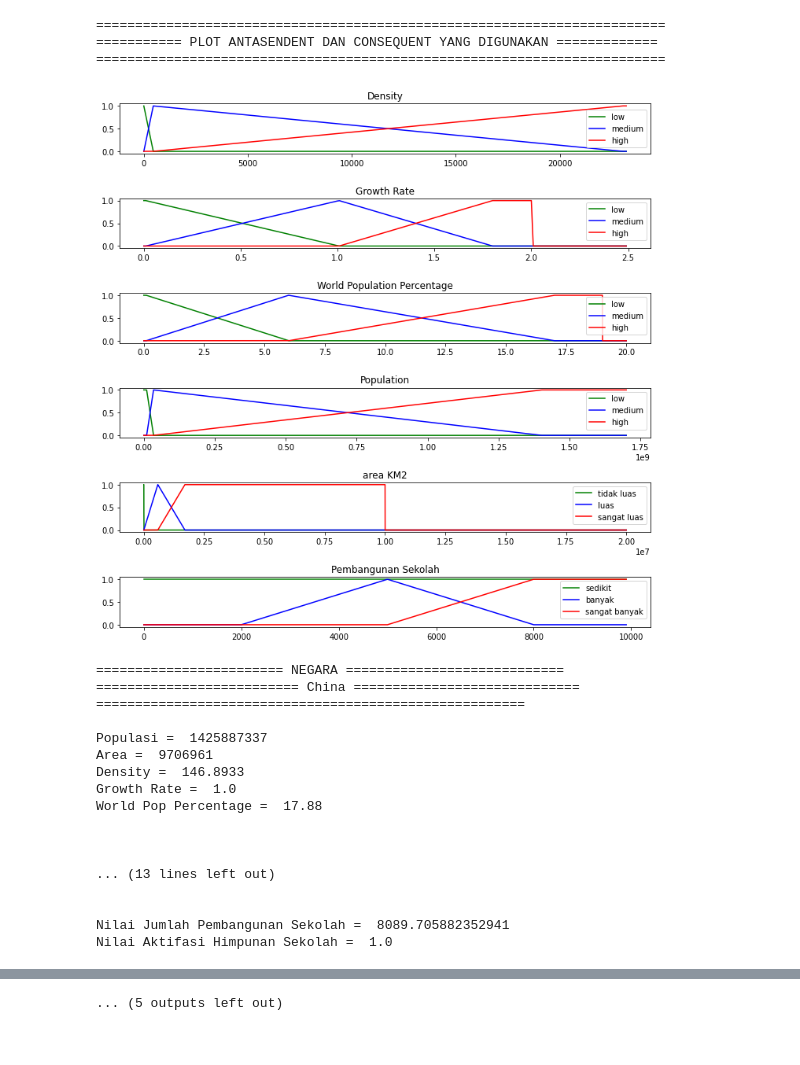
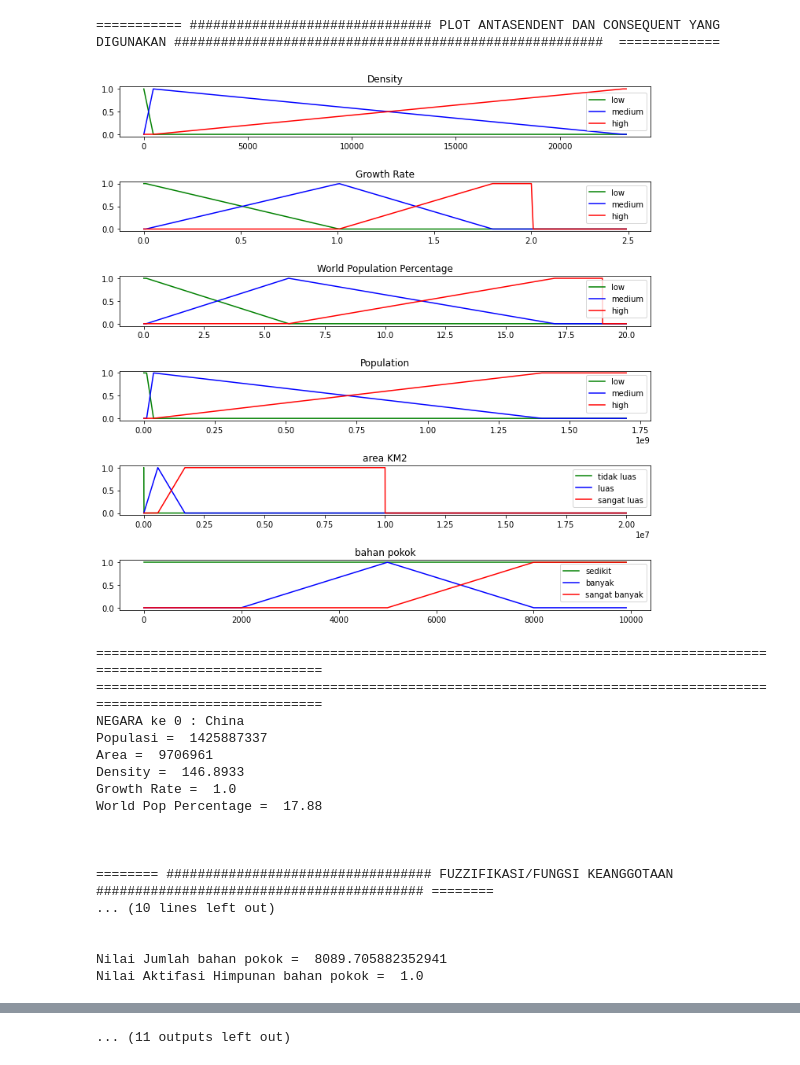
Before and after one commit to KUUROO17/FUZZY, a Jupyter notebook: fuzzy_tugas.ipynb, the cells around one changed output, grey strips where cells are left out. Saved outputs shown, nothing was run; the diff lists cells and outputs as text; code cells hidden in the pictures.

```diff
--- a/fuzzy_tugas.ipynb
+++ b/fuzzy_tugas.ipynb
@@ -79,16 +67,15 @@ def variableFuzzy():
             'population':[
                 pop, Pop_L, Pop_M, Pop_H
             ],
-            'school':[
+            'pokok':[
                 pokok, pokok_L, pokok_M, pokok_H
             ]
         }
 
 
         # ====== Plot Fungsi Keanggotaan ======
-        print("=========================================================================")
-        print("=========== PLOT ANTASENDENT DAN CONSEQUENT YANG DIGUNAKAN =============")
-        print("=========================================================================")
+        print("=========== ############################### PLOT ANTASENDENT DAN CONSEQUENT YANG DIGUNAKAN #######################################################  =============")
+        print("  ")
         fig, (ax0, ax1, ax2, ax3, ax4, ax5) = plt.subplots(nrows=6, figsize=(10, 10))
         ax0.plot(dens, Den_L, 'g', label='low')
         ax0.plot(dens, Den_M, 'b', label='medium')
@@ -123,7 +110,7 @@ def variableFuzzy():
         ax5.plot(pokok, pokok_L, 'g', label='sedikit')
         ax5.plot(pokok, pokok_M, 'b', label='banyak')
         ax5.plot(pokok, pokok_H, 'r', label='sangat banyak')
-        ax5.set_title('Pembangunan Sekolah')
+        ax5.set_title('bahan pokok')
         ax5.legend()
 
         plt.tight_layout()
@@ -254,45 +215,42 @@ def getColumn(column):
 # %%
 if __name__=="__main__":
     columns = ['Country', '2022 Population', 'Area (km²)', 'Density (per km²)', 'Growth Rate', 'World Population Percentage']
     result = {}
     for column in columns:
         result[f'{column}'] = getColumn(column)
 
     variable = variableFuzzy()
     data = {}
     # len(result['Country'])
-    for i in range(5):
+    for i in range(7):
         data['country'] = result['Country'][i]
         data['population'] = result['2022 Population'][i]
         data['area'] = result['Area (km²)'][i]
         data['density'] = result['Density (per km²)'][i]
         data['grw'] = result['Growth Rate'][i]
         data['per'] = result['World Population Percentage'][i]
 
-        print("======================== NEGARA ============================")
-        print(f"========================== {data['country']} =============================")
-        print("=======================================================\n")
+        print("===================================================================================================================")
+        print("===================================================================================================================")
+        print(f"NEGARA ke {i} : {data['country']}")
 
         print("Populasi = ", data['population'])
         print("Area = ", data['area'])
         print("Density = ", data['density'])
         print("Growth Rate = ", data['grw'])
         print("World Pop Percentage = ", data['per'])
         print("\n\n")
         Fuzzyfikasi(data, variable)
 
         print("\n\n\n")
         data = {}
         # break
 # %% [output]
-=========================================================================
-=========== PLOT ANTASENDENT DAN CONSEQUENT YANG DIGUNAKAN =============
-=========================================================================
+=========== ############################### PLOT ANTASENDENT DAN CONSEQUENT YANG DIGUNAKAN #######################################################  =============
-[figure, old version]
+[figure, new version]
-======================== NEGARA ============================
-========================== China =============================
-=======================================================
-
+===================================================================================================================
+===================================================================================================================
+NEGARA ke 0 : China
 Populasi =  1425887337
 Area =  9706961
 Density =  146.8933
@@ -301,10 +259,11 @@ World Pop Percentage =  17.88
 
 
 
-... (13 lines left out)
+======== ################################## FUZZIFIKASI/FUNGSI KEANGGOTAAN ########################################## ========
+... (10 lines left out)
 
 
-Nilai Jumlah Pembangunan Sekolah =  8089.705882352941
-Nilai Aktifasi Himpunan Sekolah =  1.0
+Nilai Jumlah bahan pokok =  8089.705882352941
+Nilai Aktifasi Himpunan bahan pokok =  1.0
 [figure]
 [figure]
@@ -366 +325 @@ Nilai Aktifasi Himpunan Sekolah =  0.43220338983050843
-... (5 outputs left out)
+... (11 outputs left out)
```
Also changed, not shown: parts of 4 cells of this notebook.
